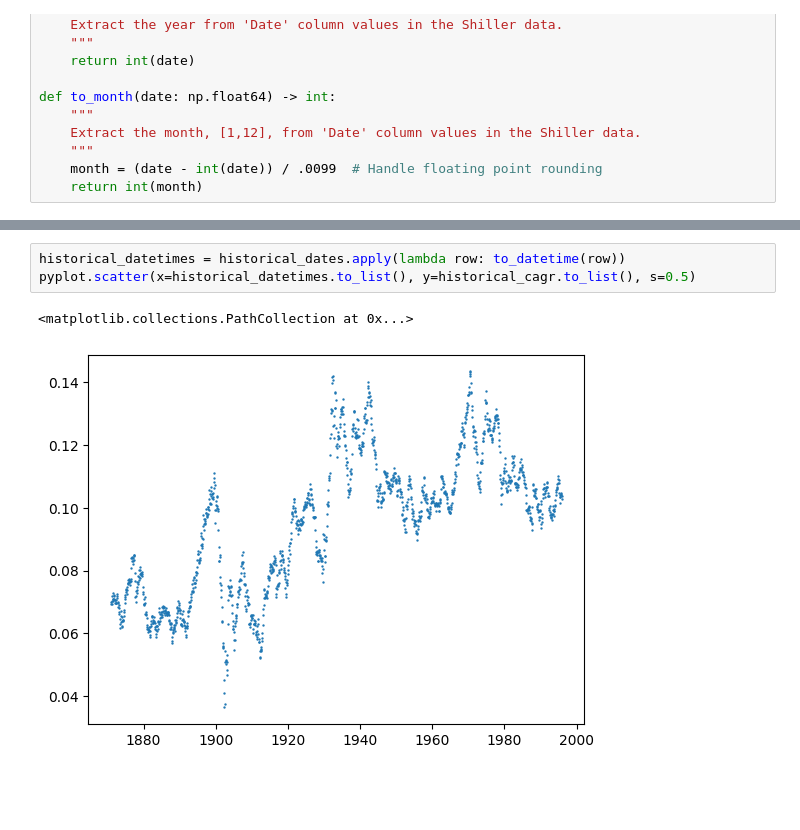
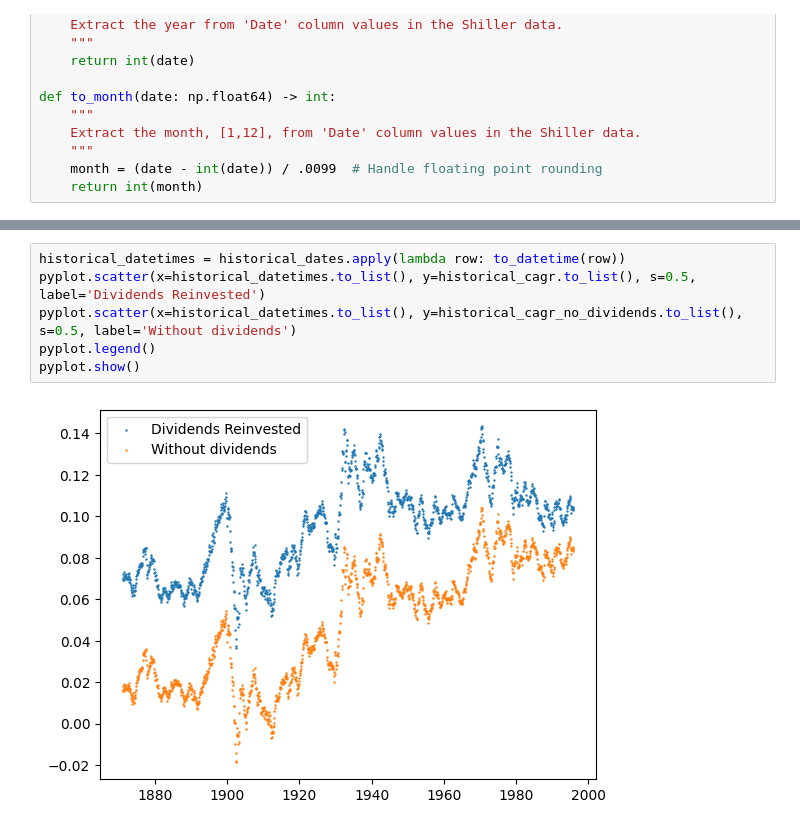
Before and after one commit to ChristianMBoyd/strategies, a Jupyter notebook: analyses/historical_sp500.ipynb, the cells around one changed output, grey strips where cells are left out. Drawn from its saved outputs; the diff is of its cells as text; blank space fills up the shorter version.

Commit message:
with and without dividends

```diff
--- a/analyses/historical_sp500.ipynb
+++ b/analyses/historical_sp500.ipynb
@@ -252,6 +234,8 @@ Dividends not reinvested.
 # %%
 historical_datetimes = historical_dates.apply(lambda row: to_datetime(row))
-pyplot.scatter(x=historical_datetimes.to_list(), y=historical_cagr.to_list(), s=0.5)
+pyplot.scatter(x=historical_datetimes.to_list(), y=historical_cagr.to_list(), s=0.5, label='Dividends Reinvested')
+pyplot.scatter(x=historical_datetimes.to_list(), y=historical_cagr_no_dividends.to_list(), s=0.5, label='Without dividends')
+pyplot.legend()
+pyplot.show()
 # %% [output]
-<matplotlib.collections.PathCollection at 0x...>
-[figure, old version]
+[figure, new version]
```
Also changed, not shown: parts of 3 cells of this notebook.
